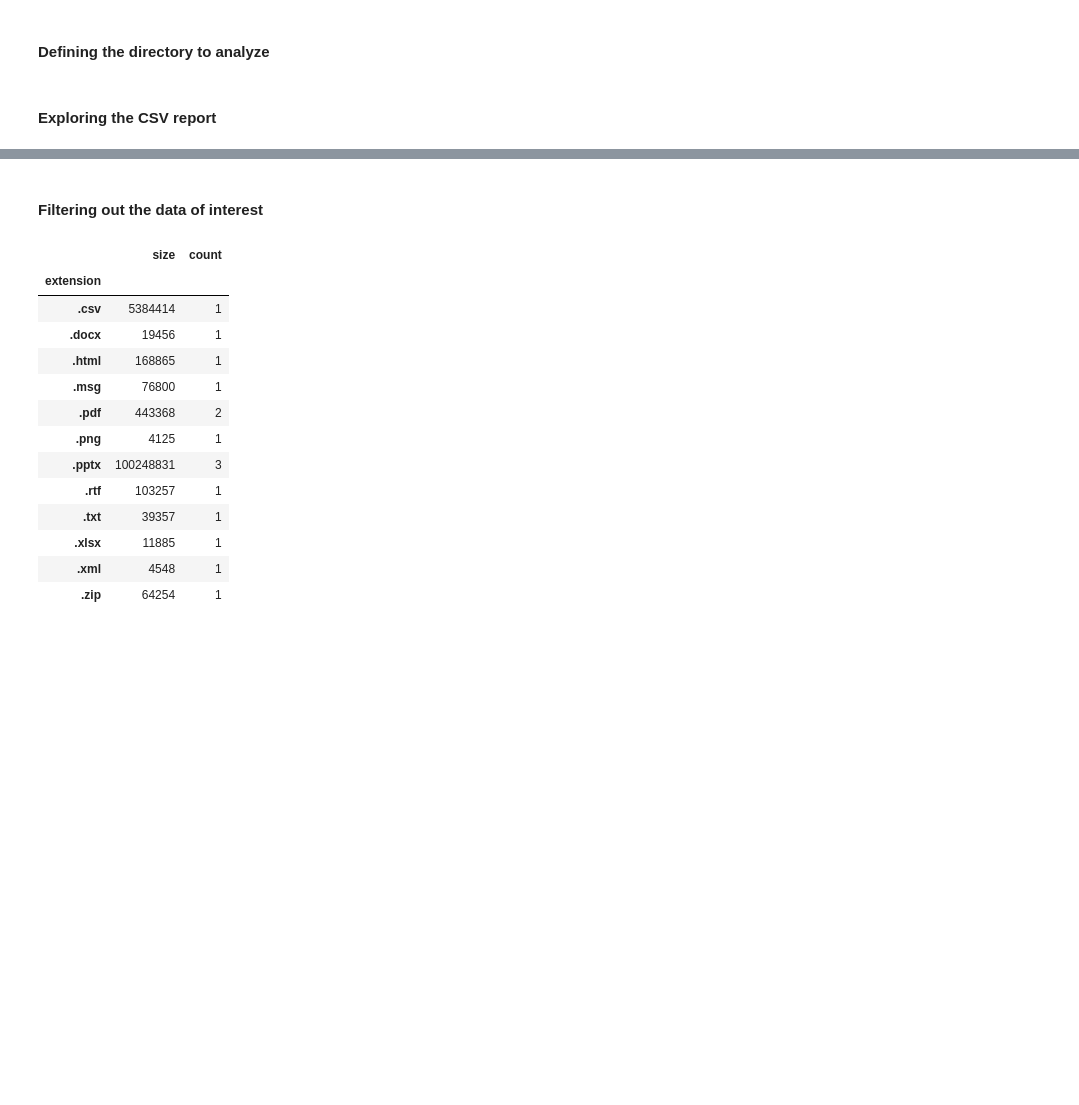
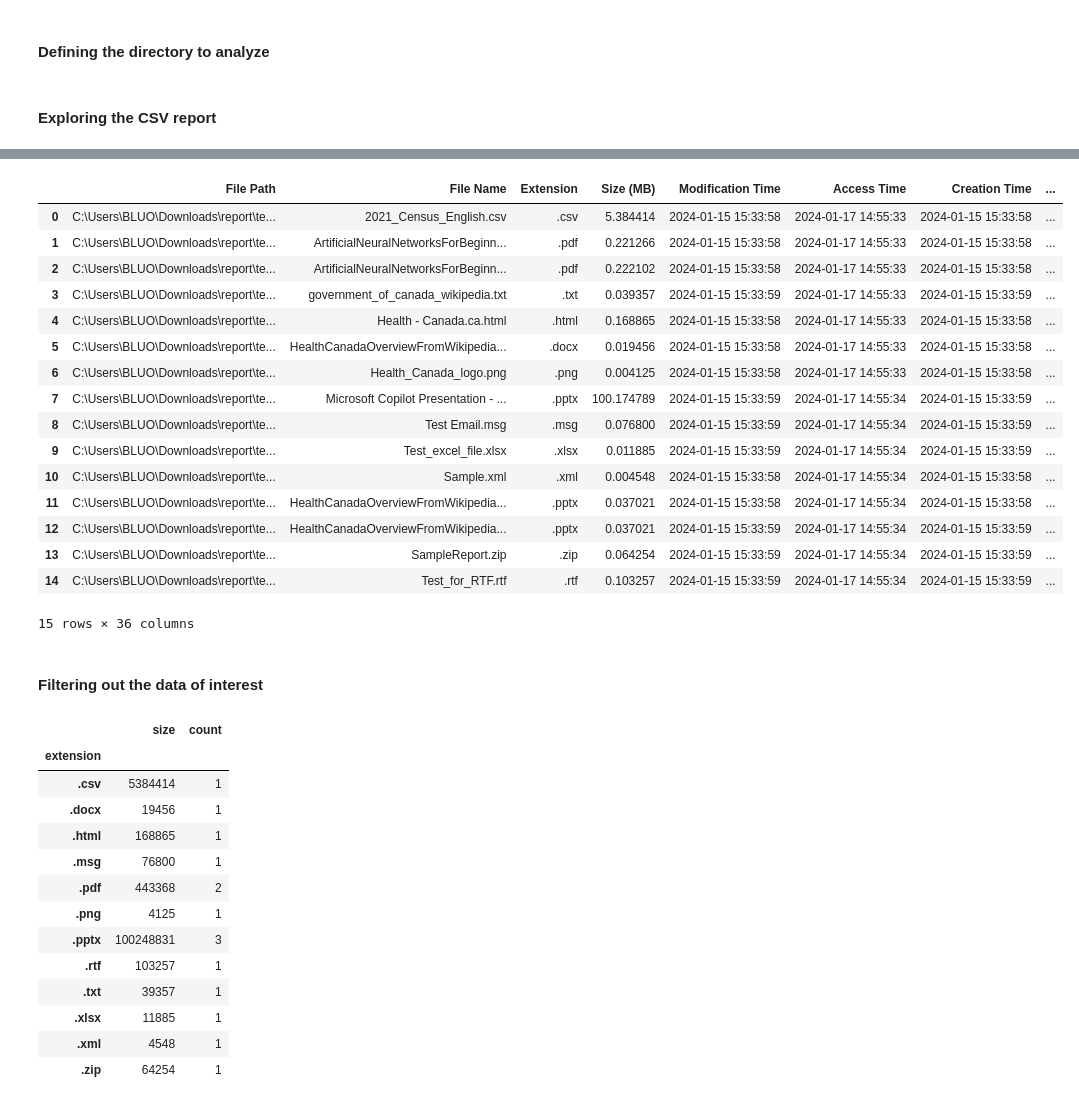
Before and after one commit to hc-sc-ocdo-bdpd/file-processing, a Jupyter notebook: file_processing/analytics.ipynb, the cells around one changed output, grey strips where cells are left out. Drawn from its saved outputs; the diff is of its cells as text; code cells hidden in the pictures; blank space fills up the shorter version.

```diff
--- a/file_processing/analytics.ipynb
+++ b/file_processing/analytics.ipynb
@@ -18 +40,43 @@ KeyboardInterrupt:
+# %%
+df = main.copy()
+
+df.columns = df.columns.str.replace('metadata_', '')
+
+for col in ['reader', 'open_file', 'lines', 'words', 'text', 'docstrings', 'imports']:
+    if col in df.columns:
+        df = df.drop(col, axis=1)
+
+df['size'] = df['size'] / 1e6
+
+for boolean in ['is_file', 'is_symlink']:
+    df[boolean] = df[boolean].astype(int)
+
+for time in ['modification_time', 'access_time', 'creation_time']:
+    df[time] = pd.to_datetime(df[time].round(0), unit='s')
+
+df.replace('', 'N/A', inplace=True)
+df.columns = df.columns.str.replace('_', ' ')
+df.columns = df.columns.str.title()
+df.rename(columns={'Size': 'Size (MB)'}, inplace=True)
+
+# df[df['Extension'].isin(['.csv', '.pdf'])]
+df
+# %% [output]
+|  | File Path | File Name | Extension | Size (MB) | Modification Time | Access Time | Creation Time | ... |
+| 0 | C:\Users\BLUO\Downloads\report\te... | 2021_Census_English.csv | .csv | 5.384414 | 2024-01-15 15:33:58 | 2024-01-17 14:55:33 | 2024-01-15 15:33:58 | ... |
+| 1 | C:\Users\BLUO\Downloads\report\te... | ArtificialNeuralNetworksForBeginn... | .pdf | 0.221266 | 2024-01-15 15:33:58 | 2024-01-17 14:55:33 | 2024-01-15 15:33:58 | ... |
+| 2 | C:\Users\BLUO\Downloads\report\te... | ArtificialNeuralNetworksForBeginn... | .pdf | 0.222102 | 2024-01-15 15:33:58 | 2024-01-17 14:55:33 | 2024-01-15 15:33:58 | ... |
+| 3 | C:\Users\BLUO\Downloads\report\te... | government_of_canada_wikipedia.txt | .txt | 0.039357 | 2024-01-15 15:33:59 | 2024-01-17 14:55:33 | 2024-01-15 15:33:59 | ... |
+| 4 | C:\Users\BLUO\Downloads\report\te... | Health - Canada.ca.html | .html | 0.168865 | 2024-01-15 15:33:58 | 2024-01-17 14:55:33 | 2024-01-15 15:33:58 | ... |
+| 5 | C:\Users\BLUO\Downloads\report\te... | HealthCanadaOverviewFromWikipedia... | .docx | 0.019456 | 2024-01-15 15:33:58 | 2024-01-17 14:55:33 | 2024-01-15 15:33:58 | ... |
+| 6 | C:\Users\BLUO\Downloads\report\te... | Health_Canada_logo.png | .png | 0.004125 | 2024-01-15 15:33:58 | 2024-01-17 14:55:33 | 2024-01-15 15:33:58 | ... |
+| 7 | C:\Users\BLUO\Downloads\report\te... | Microsoft Copilot Presentation - ... | .pptx | 100.174789 | 2024-01-15 15:33:59 | 2024-01-17 14:55:34 | 2024-01-15 15:33:59 | ... |
+| 8 | C:\Users\BLUO\Downloads\report\te... | Test Email.msg | .msg | 0.076800 | 2024-01-15 15:33:59 | 2024-01-17 14:55:34 | 2024-01-15 15:33:59 | ... |
+| 9 | C:\Users\BLUO\Downloads\report\te... | Test_excel_file.xlsx | .xlsx | 0.011885 | 2024-01-15 15:33:59 | 2024-01-17 14:55:34 | 2024-01-15 15:33:59 | ... |
+| 10 | C:\Users\BLUO\Downloads\report\te... | Sample.xml | .xml | 0.004548 | 2024-01-15 15:33:58 | 2024-01-17 14:55:34 | 2024-01-15 15:33:58 | ... |
+| 11 | C:\Users\BLUO\Downloads\report\te... | HealthCanadaOverviewFromWikipedia... | .pptx | 0.037021 | 2024-01-15 15:33:58 | 2024-01-17 14:55:34 | 2024-01-15 15:33:58 | ... |
+| 12 | C:\Users\BLUO\Downloads\report\te... | HealthCanadaOverviewFromWikipedia... | .pptx | 0.037021 | 2024-01-15 15:33:59 | 2024-01-17 14:55:34 | 2024-01-15 15:33:59 | ... |
+| 13 | C:\Users\BLUO\Downloads\report\te... | SampleReport.zip | .zip | 0.064254 | 2024-01-15 15:33:59 | 2024-01-17 14:55:34 | 2024-01-15 15:33:59 | ... |
+| 14 | C:\Users\BLUO\Downloads\report\te... | Test_for_RTF.rtf | .rtf | 0.103257 | 2024-01-15 15:33:59 | 2024-01-17 14:55:34 | 2024-01-15 15:33:59 | ... |
+15 rows × 36 columns
 # %%
```
Also changed, not shown: parts of 7 cells of this notebook, 3 other files.
